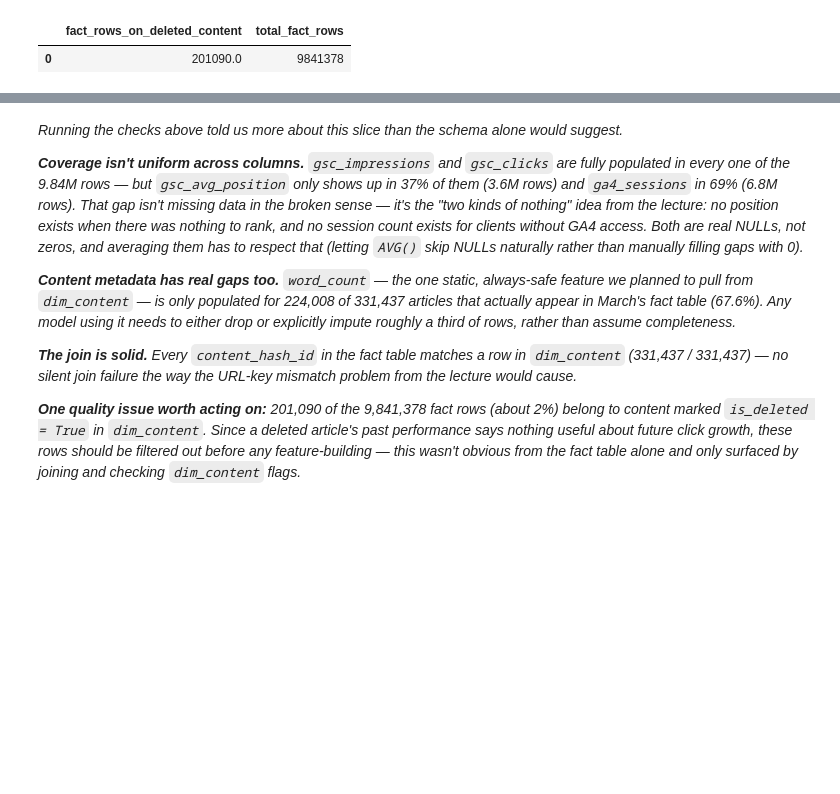
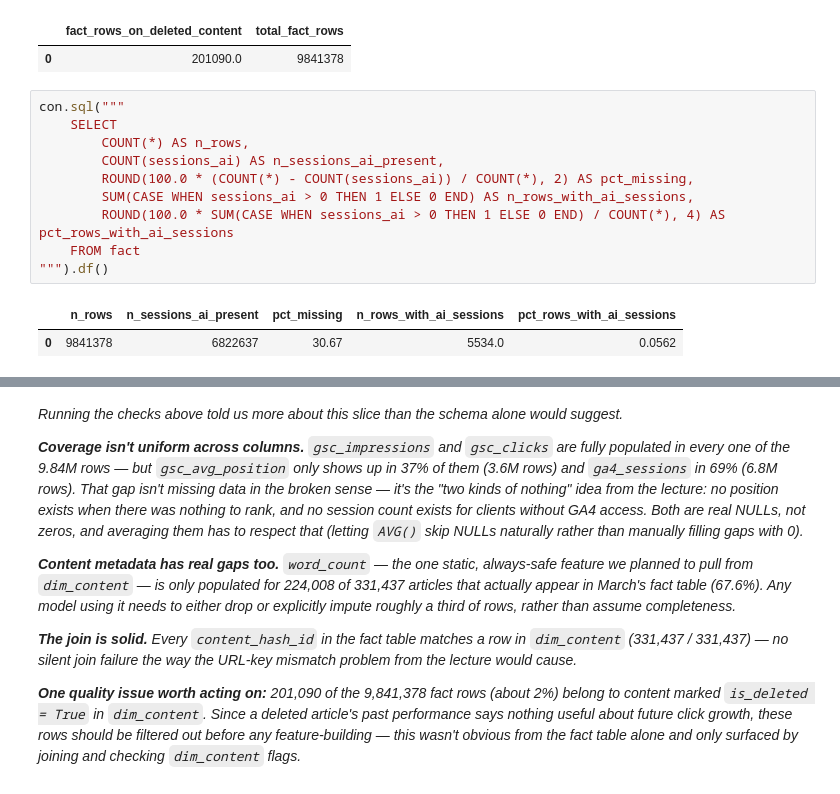
Before and after one commit to whozahm3d/flyrank-ml-internship, a Jupyter notebook: work/notebooks/w03_data_contract.ipynb, the cells around one changed output, grey strips where cells are left out. Cells and saved outputs as stored; diff of their text form; blank space fills up the shorter version.

```diff
--- a/work/notebooks/w03_data_contract.ipynb
+++ b/work/notebooks/w03_data_contract.ipynb
@@ -262,3 +271,16 @@ con.sql("""
 # %% [output]
 |  | fact_rows_on_deleted_content | total_fact_rows |
 | 0 | 201090.0 | 9841378 |
+# %%
+con.sql("""
+    SELECT
+        COUNT(*) AS n_rows,
+        COUNT(sessions_ai) AS n_sessions_ai_present,
+        ROUND(100.0 * (COUNT(*) - COUNT(sessions_ai)) / COUNT(*), 2) AS pct_missing,
+        SUM(CASE WHEN sessions_ai > 0 THEN 1 ELSE 0 END) AS n_rows_with_ai_sessions,
+        ROUND(100.0 * SUM(CASE WHEN sessions_ai > 0 THEN 1 ELSE 0 END) / COUNT(*), 4) AS pct_rows_with_ai_sessions
+    FROM fact
+""").df()
+# %% [output]
+|  | n_rows | n_sessions_ai_present | pct_missing | n_rows_with_ai_sessions | pct_rows_with_ai_sessions |
+| 0 | 9841378 | 6822637 | 30.67 | 5534.0 | 0.0562 |
```
Also changed, not shown: parts of 7 cells of this notebook.
